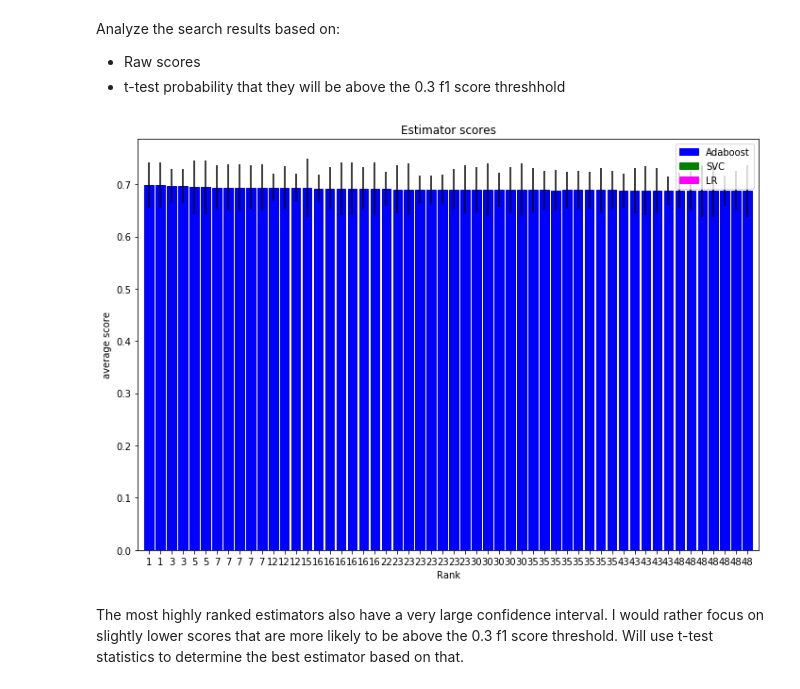
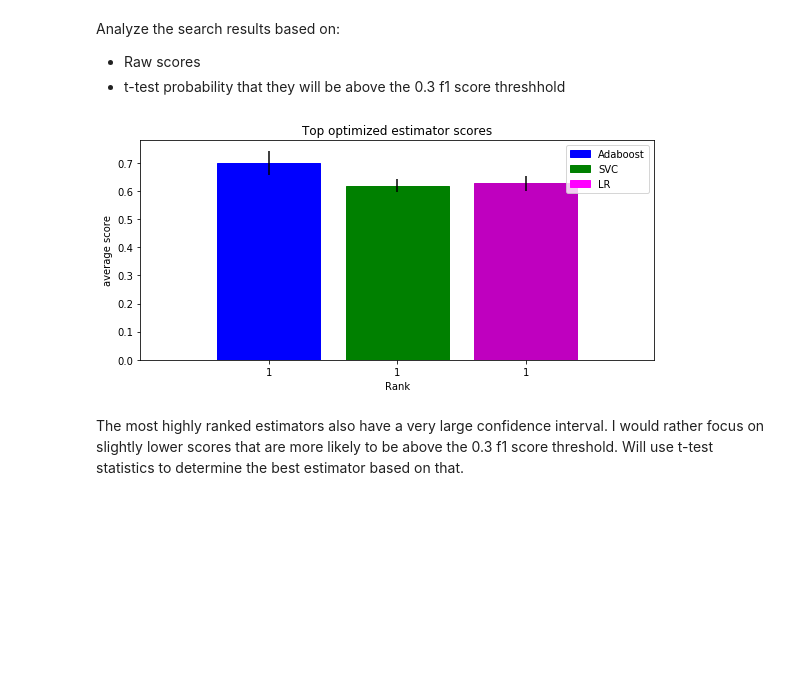
Before and after one commit to trnoriega/chemproject, a Jupyter notebook: parameter_optimization.ipynb, the cells around one changed output. Cells and saved outputs as stored; diff of their text form; code cells hidden in the pictures; blank space fills up the shorter version.

Commit message:
Working visualization comparing optimized classifiers

```diff
--- a/parameter_optimization.ipynb
+++ b/parameter_optimization.ipynb
@@ -374,3 +370,9 @@ top_scores = find_top_scores(grids['abc'], class_types, cutoff=50)
+# %%
+class_types = [(SVC, 'SVC'), (AdaBoostClassifier, 'AdaBoost'), (LogisticRegression, 'LR')]
+abc_scores = find_top_scores(grids['abc'], class_types, cutoff=10)
+sv_scores = find_top_scores(grids['svc'], class_types, cutoff=10)
+lr_scores = find_top_scores(grids['lr'], class_types, cutoff=10)
+top_scores = [abc_scores[0], sv_scores[0], lr_scores[0]]
 # %%
 import matplotlib.patches as mpatches
 import scipy.stats as st
@@ -404,8 +406,8 @@ def plot_scores(score_list):
 
     plt.close('all')
     ind = len(score_list)
-    fig = plt.figure(1, figsize=(10, 7), tight_layout=True)
-    ax = fig.gca(title='Estimator scores',
+    fig = plt.figure(1, figsize=(8, 4), tight_layout=True)
+    ax = fig.gca(title='Top optimized estimator scores',
                  xlabel='Rank',
                  xlim=[-1, ind],
                  xticks=range(ind),
@@ -425,10 +427,12 @@ def plot_scores(score_list):
     magenta_patch = mpatches.Patch(color='magenta', label='LR')
     plt.legend(handles=[blue_patch, green_patch, magenta_patch])
     plt.show()
-# %%
-plot_scores(top_scores)
-# %% [output]
-[figure, removed]
+# %%
+with warnings.catch_warnings():
+    warnings.simplefilter('ignore')
+    plot_scores(top_scores)
+# %% [output]
+[figure, added]
 # %% [markdown]
 The most highly ranked estimators also have a very large confidence interval. I would rather focus on slightly lower scores that are more likely to be above the 0.3 f1 score threshold. Will use t-test statistics to determine the best estimator based on that.
 # %%
```
Also changed, not shown: parts of 8 cells of this notebook.
